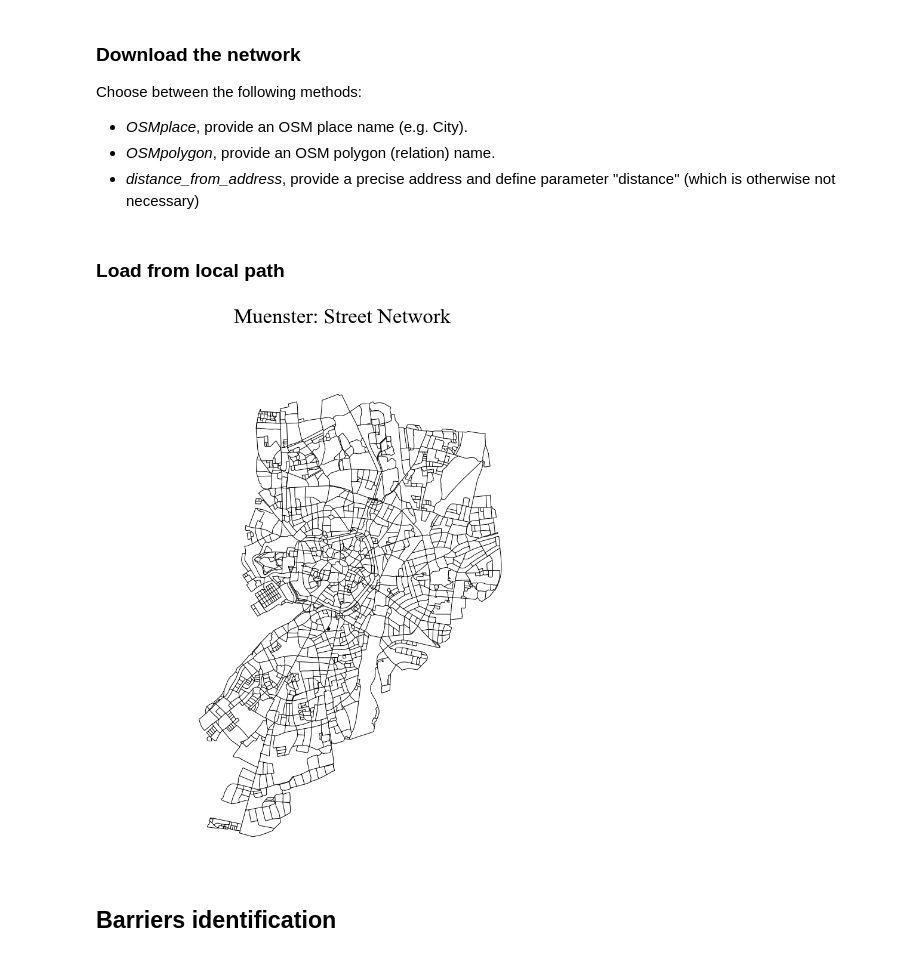
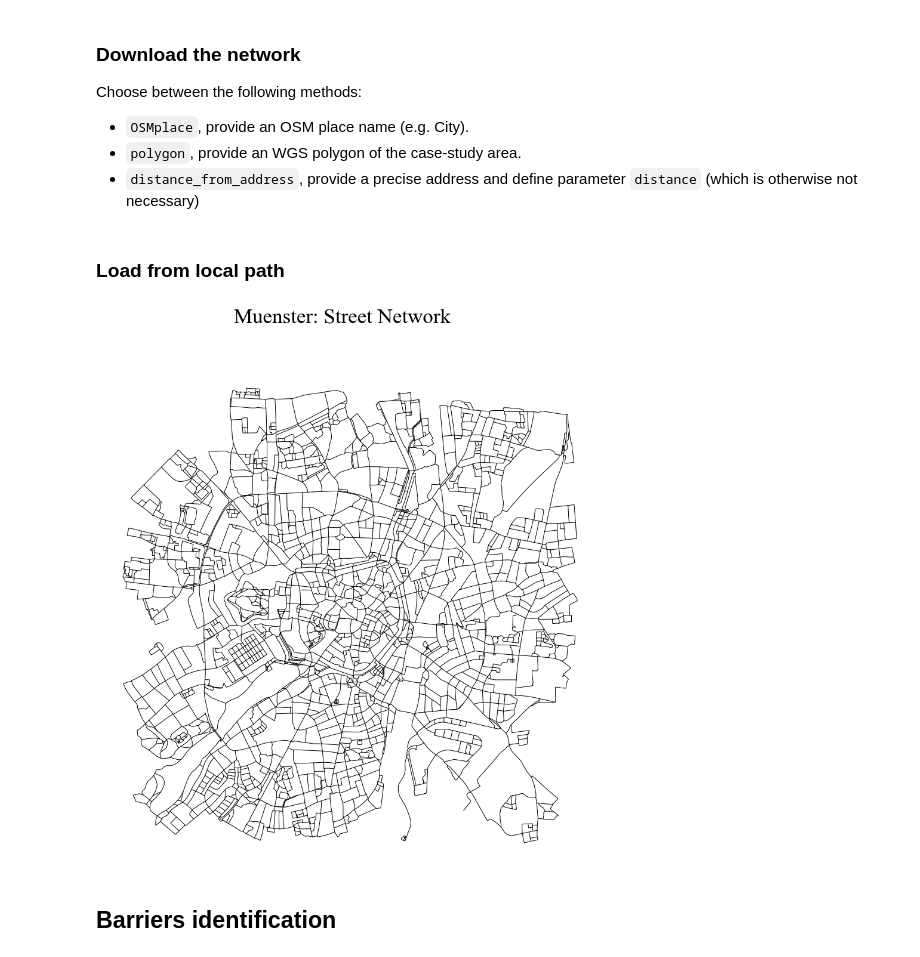
Before and after one commit to g-filomena/Computational-Image-of-the-City, a Jupyter notebook: 04-Barriers_Muenster.ipynb, the cells around one changed output. Cells and saved outputs as stored; diff of their text form; code cells hidden in the pictures.

```diff
--- a/04-Barriers_Muenster.ipynb
+++ b/04-Barriers_Muenster.ipynb
@@ -10,14 +10,14 @@ import cityImage as ci
 # initialise path, names, etc.
 city_name = 'Muenster'
 epsg = 25832
-crs = {'init': 'epsg:' + str(epsg)}
+crs = 'EPSG:'+str(epsg)
 # %% [markdown]
 ### Download the network
 
 Choose between the following methods:
-* *OSMplace*, provide an OSM place name (e.g. City).
-* *OSMpolygon*, provide an OSM polygon (relation) name.
-* *distance_from_address*, provide a precise address and define parameter "distance" (which is otherwise not necessary)
+* `OSMplace`, provide an OSM place name (e.g. City).
+* `polygon`, provide an WGS polygon of the case-study area.
+* `distance_from_address`, provide a precise address and define parameter `distance` (which is otherwise not necessary)
 # %%
 # download graph and clean (see network notebook for details on the cleaning process)
 
@@ -31,9 +31,9 @@ nodes_graph, edges_graph = ci.clean_network(nodes_graph, edges_graph, dead_ends
 ### Load from local path
 # %%
 loading_path = 'Outputs/'+city_name+'/'
-nodes_graph = gpd.read_file(loading_path+city_name+'_nodes_simplified.shp')
-edges_graph = gpd.read_file(loading_path+city_name+'_edges_simplified.shp')
-
+nodes_graph = gpd.read_file(loading_path+city_name+'_nodes.shp')
+edges_graph = gpd.read_file(loading_path+city_name+'_edges.shp')
+barriers = gpd.read_file(loading_path+city_name+'_barriers.shp')
 try:
     nodes_graph, edges_graph = nodes_graph.to_crs(epsg=epsg), edges_graph.to_crs(epsg=epsg)
 except:
@@ -42,10 +42,10 @@ except:
 nodes_graph.index, edges_graph.index  = nodes_graph.nodeID, edges_graph.edgeID
 nodes_graph.index.name, edges_graph.index.name  = None, None
 # %%
-ci.plot_gdf(edges_graph, scheme = None, black_background = False, fig_size = 15, lw = 1.0, alpha = 1.0, color = 'black',
+fig = ci.plot_gdf(edges_graph, scheme = None, black_background = False, fig_size = 15, lw = 1.0, alpha = 1.0, color = 'black',
             title = city_name+': Street Network')
 # %% [output]
-[figure, old version]
+[figure, new version]
 # %% [markdown]
 ## Barriers identification
 # %% [markdown]
```
Also changed, not shown: parts of 9 cells of this notebook, 47 other files.
